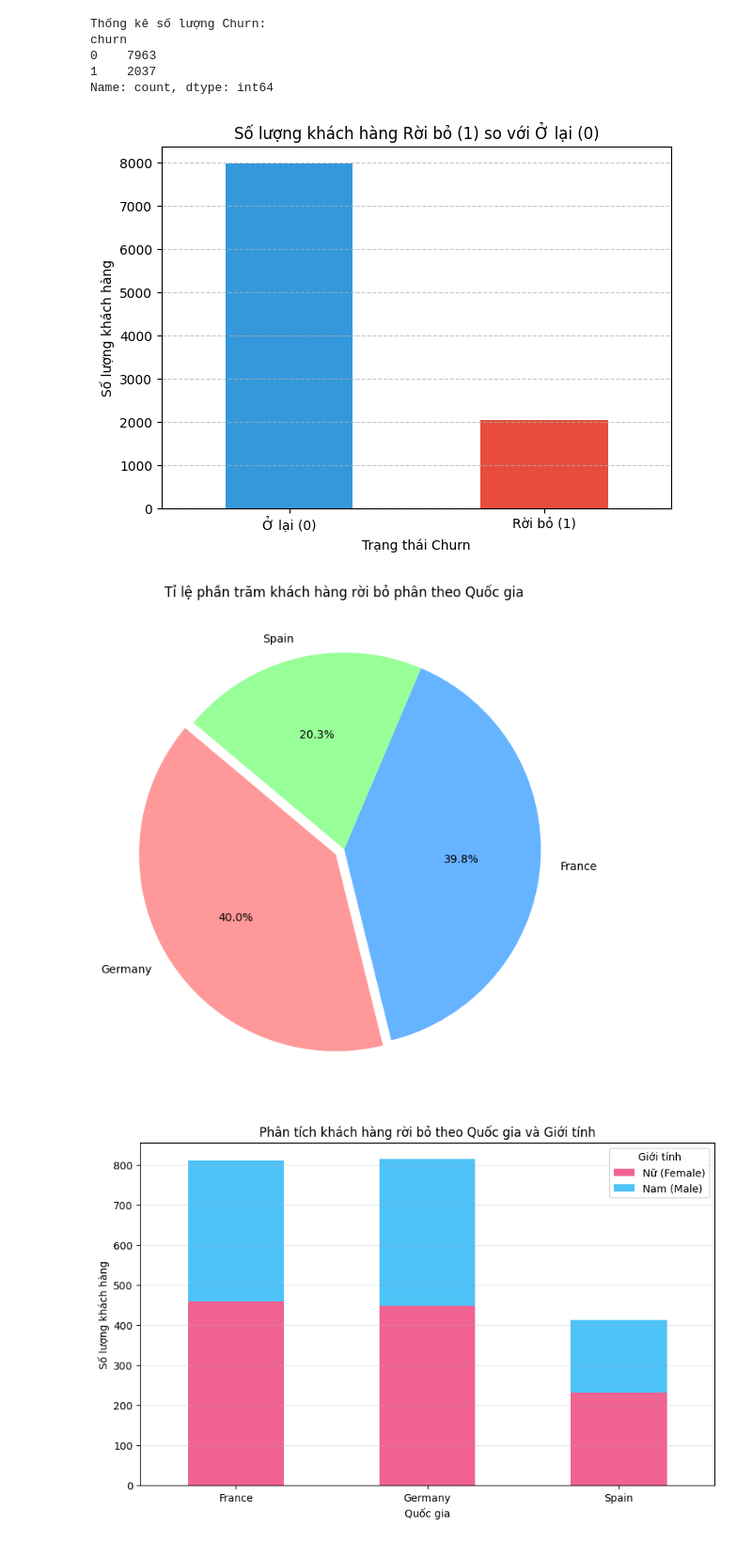
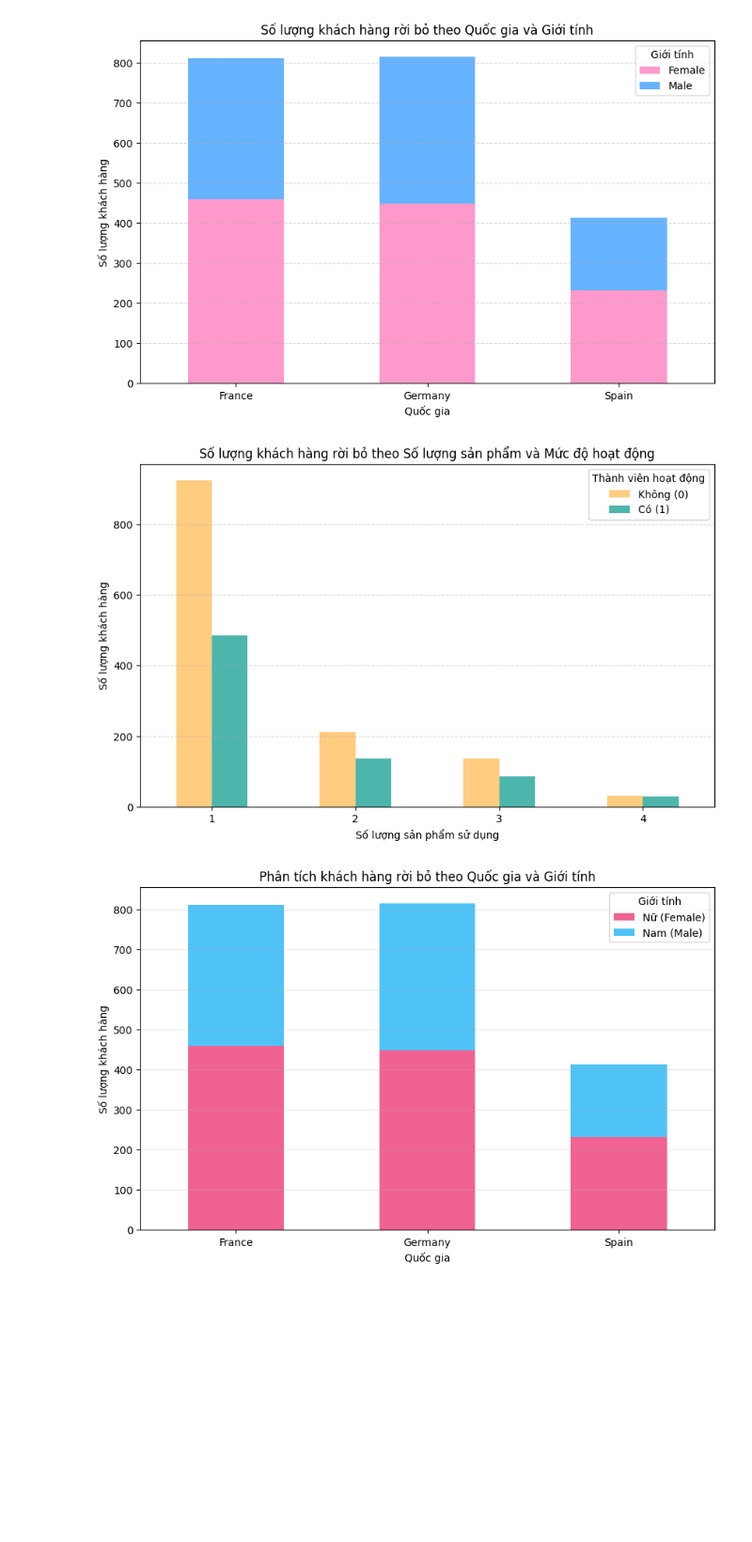
Before and after one commit to Tung36cz/Do_an_1, a Jupyter notebook: truc_quan_moi_lien_he_da_bien.ipynb, the cells around one changed output. Shown at 94% size. Saved outputs shown, nothing was run; the diff lists cells and outputs as text; code cells hidden in the pictures; blank space fills up the shorter version.

```diff
--- a/truc_quan_moi_lien_he_da_bien.ipynb
+++ b/truc_quan_moi_lien_he_da_bien.ipynb
@@ -23,42 +22,41 @@ df.head(10)
 | 8 | 15792365 | 501 | France | Male | 44 | 4 | 142051.07 | 2 | 0 | ... |
 | 9 | 15592389 | 684 | France | Male | 27 | 2 | 134603.88 | 1 | 1 | ... |
 # %%
-# 3. Thống kê số lượng khách hàng rời bỏ (1) và ở lại (0)
-churn_counts = df['churn'].value_counts()
-print("Thống kê số lượng Churn:")
-print(churn_counts)
+# Lọc dữ liệu khách hàng đã rời bỏ (churn == 1)
+churn_only = df[df['churn'] == 1]
 
-# Vẽ biểu đồ cột đơn giản
-plt.figure(figsize=(7, 5))
-churn_counts.plot(kind='bar', color=['#3498db', '#e74c3c'])
-plt.title('Số lượng khách hàng Rời bỏ (1) so với Ở lại (0)')
-plt.xlabel('Trạng thái Churn')
+# Nhóm dữ liệu theo Quốc gia và Giới tính
+country_gender_data = churn_only.groupby(['country', 'gender']).size().unstack()
+
+# Vẽ biểu đồ cột chồng (Stacked Bar Chart)
+country_gender_data.plot(kind='bar', stacked=True, figsize=(10, 6), color=['#ff99cc', '#66b3ff'])
+
+plt.title('Số lượng khách hàng rời bỏ theo Quốc gia và Giới tính')
+plt.xlabel('Quốc gia')
 plt.ylabel('Số lượng khách hàng')
-plt.xticks(ticks=[0, 1], labels=['Ở lại (0)', 'Rời bỏ (1)'], rotation=0)
-plt.grid(axis='y', linestyle='--', alpha=0.7)
+plt.legend(title='Giới tính')
+plt.xticks(rotation=0)
+plt.grid(axis='y', linestyle='--', alpha=0.5)
 plt.show()
 # %% [output]
-Thống kê số lượng Churn:
-churn
-0    7963
-1    2037
-Name: count, dtype: int64
-[figure, old version]
+[figure, new version]
 # %%
-# 4. Lọc dữ liệu chỉ những khách hàng đã rời bỏ (churn == 1)
-churn_only = df[df['churn'] == 1]
+# Nhóm dữ liệu theo Số lượng sản phẩm và Trạng thái hoạt động
+prod_active_data = churn_only.groupby(['products_number', 'active_member']).size().unstack()
 
-# Tính số lượng rời bỏ theo từng quốc gia
-churn_by_country = churn_only['country'].value_counts()
+# Vẽ biểu đồ cột nhóm (Grouped Bar Chart)
+# Mặc định kind='bar' không có stacked=True sẽ là biểu đồ cột nhóm
+prod_active_data.plot(kind='bar', figsize=(10, 6), color=['#ffcc80', '#4db6ac'])
 
-# Vẽ biểu đồ tròn
-plt.figure(figsize=(8, 8))
-plt.pie(churn_by_country, labels=churn_by_country.index, autopct='%1.1f%%',
-        startangle=140, colors=['#ff9999','#66b3ff','#99ff99'], explode=[0.05, 0, 0])
-plt.title('Tỉ lệ phần trăm khách hàng rời bỏ phân theo Quốc gia')
+plt.title('Số lượng khách hàng rời bỏ theo Số lượng sản phẩm và Mức độ hoạt động')
+plt.xlabel('Số lượng sản phẩm sử dụng')
+plt.ylabel('Số lượng khách hàng')
+plt.legend(title='Thành viên hoạt động', labels=['Không (0)', 'Có (1)'])
+plt.xticks(rotation=0)
+plt.grid(axis='y', linestyle='--', alpha=0.5)
 plt.show()
 # %% [output]
-[figure, old version]
+[figure, new version]
 # %%
 # Nhóm dữ liệu theo Quốc gia và Giới tính cho nhóm khách hàng rời bỏ
 country_gender_data = churn_only.groupby(['country', 'gender']).size().unstack()
```
Also changed, not shown: parts of 1 cell of this notebook.
